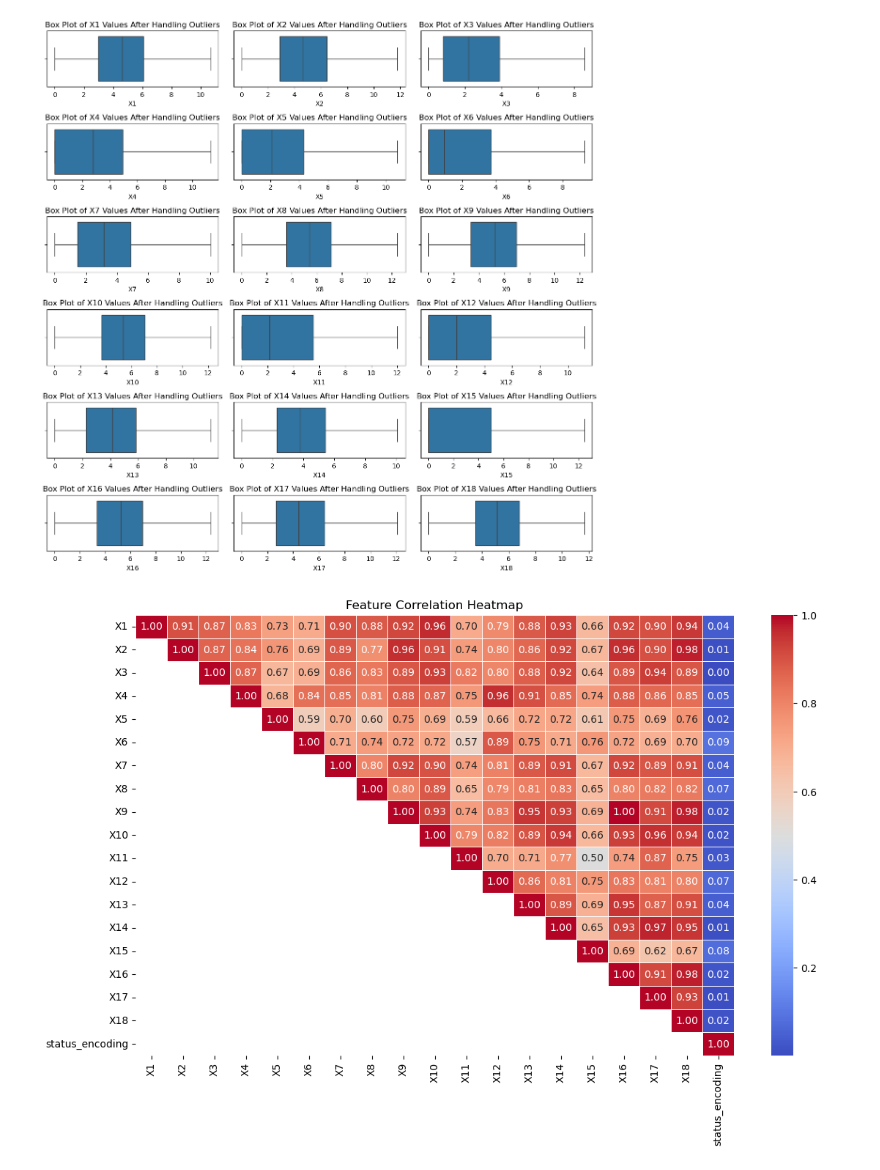
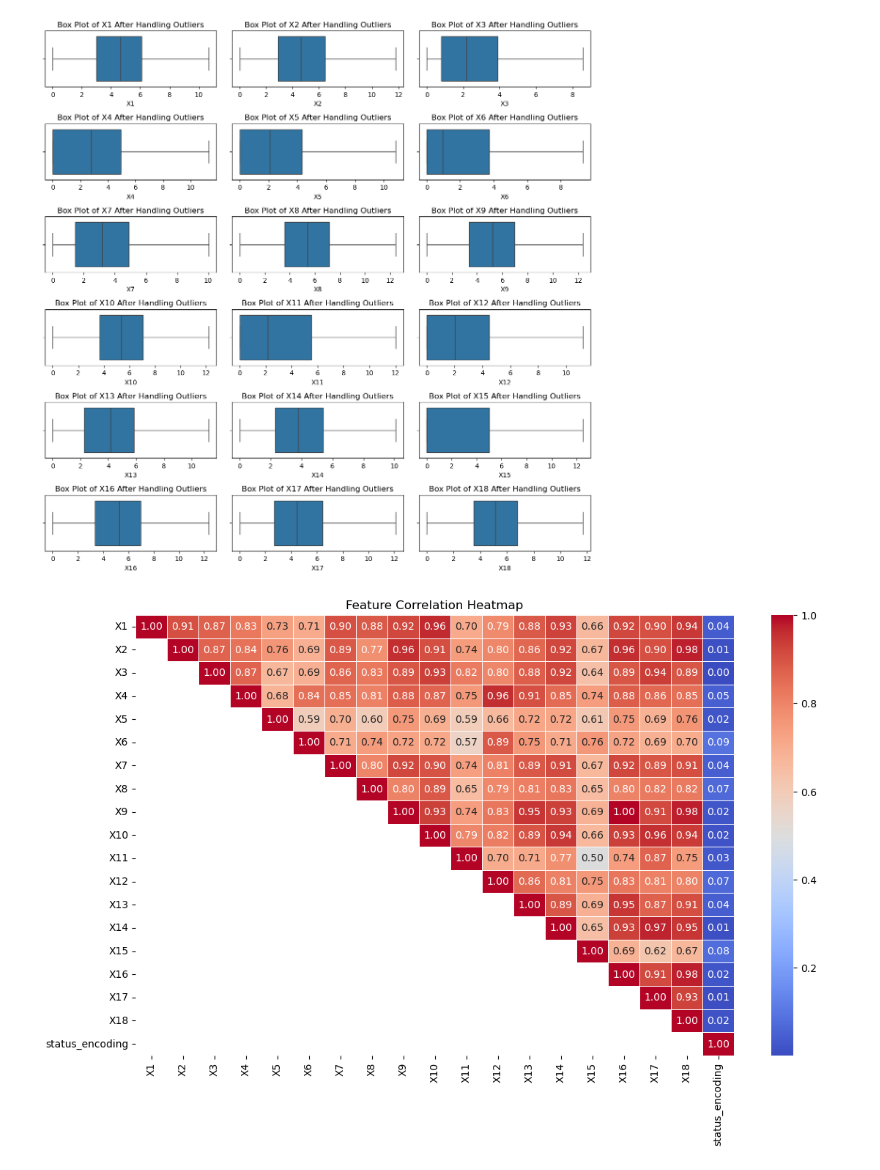
Before and after one commit to dovelover145/Bankruptcy-Prediction, a Jupyter notebook: bankruptcy_pred.ipynb, the cells around one changed output. Saved outputs shown, nothing was run; the diff lists cells and outputs as text; code cells hidden in the pictures.

```diff
--- a/bankruptcy_pred.ipynb
+++ b/bankruptcy_pred.ipynb
@@ -63,10 +76,42 @@ Duplicates in the dataset: 0
 # %%
-# Feature Encoding (With Binary Encoding)
+# Feature Engineering with Binary Encoding
 
-print('\nLabels in the dataset:', df['status_label'].unique())
+# Display the class labels with their count in the dataset
+print('Class Labels with Counts in the Dataset:')
+display(df['status_label'].value_counts())
 
-df['status_encoding'] = df['status_label'].map({'alive': 0, 'failed': 1})
-df['status_encoding'] = df['status_encoding'].astype(int)
+print('\n')
+
+"""
+
+# df = pd.get_dummies(df, columns=['status_label'])
+
+# Feature Engineering with One-Hot Encoding
+encoder = OneHotEncoder(sparse_output=False)
+
+status_encoding = encoder.fit_transform(df[['status_label']])
+
+df_status_encoding = pd.DataFrame(status_encoding, columns=encoder.get_feature_names_out(['status_label']))
+# df_status_encoding.index = df.index
+
+df = pd.concat([df, df_status_encoding], axis=1)
+
+display(df)
+
+"""
+
+# Encoding 'alive' to 0 and 'failed' to 1
+df['status_encoding'] = df['status_label'].map({'alive': 0, 'failed': 1}).astype(int)
+# df['status_encoding'] = df['status_encoding'].astype(int)
+
 df = df.drop(columns = ['status_label'])
-print(df.head(10))
+
+print('Dataset After Binary Encoding \'alive\' to 0 and \'failed\' to 1:')
+display(df.head(10))
+
+print('\n')
+
+# Display the encoded class labels with their count in the dataset
+print('Encoded Class Labels with Counts in the Dataset:')
+display(df['status_encoding'].value_counts())
 # %% [output]
@@ -206,30 +259,30 @@ df = df_log
 # %%
 # Outlier Detection
 
 features_to_plot = df.columns[df.columns != 'status_encoding']
 
 for feature in features_to_plot:
     Q1 = df[feature].quantile(0.25)
     Q2 = df[feature].quantile(0.50)
     Q3 = df[feature].quantile(0.75)
     IQR = Q3 - Q1
     lowerBound = Q1 - 1.5 * IQR
     upperBound = Q3 + 1.5 * IQR
     df[feature] = df[feature].clip(lower=lowerBound, upper=upperBound)
 
 num_features = len(features_to_plot)
 num_cols = 3
 num_rows = math.ceil(num_features / num_cols)
 
 plt.figure(figsize=(12, 2 * num_rows))
 for i, feature in enumerate(features_to_plot, 1):
     plt.subplot(num_rows, num_cols, i)
     sns.boxplot(x=df[feature])
-    plt.title(f'Box Plot of {feature} Values After Handling Outliers')
+    plt.title(f'Box Plot of {feature} After Handling Outliers')
 plt.tight_layout()
 plt.show()
 # %% [output]
-[figure, old version]
+[figure, new version]
 # %%
 # Feature Selection Heatmap (The Best Method)
 
```
Also changed, not shown: parts of 17 cells of this notebook.
